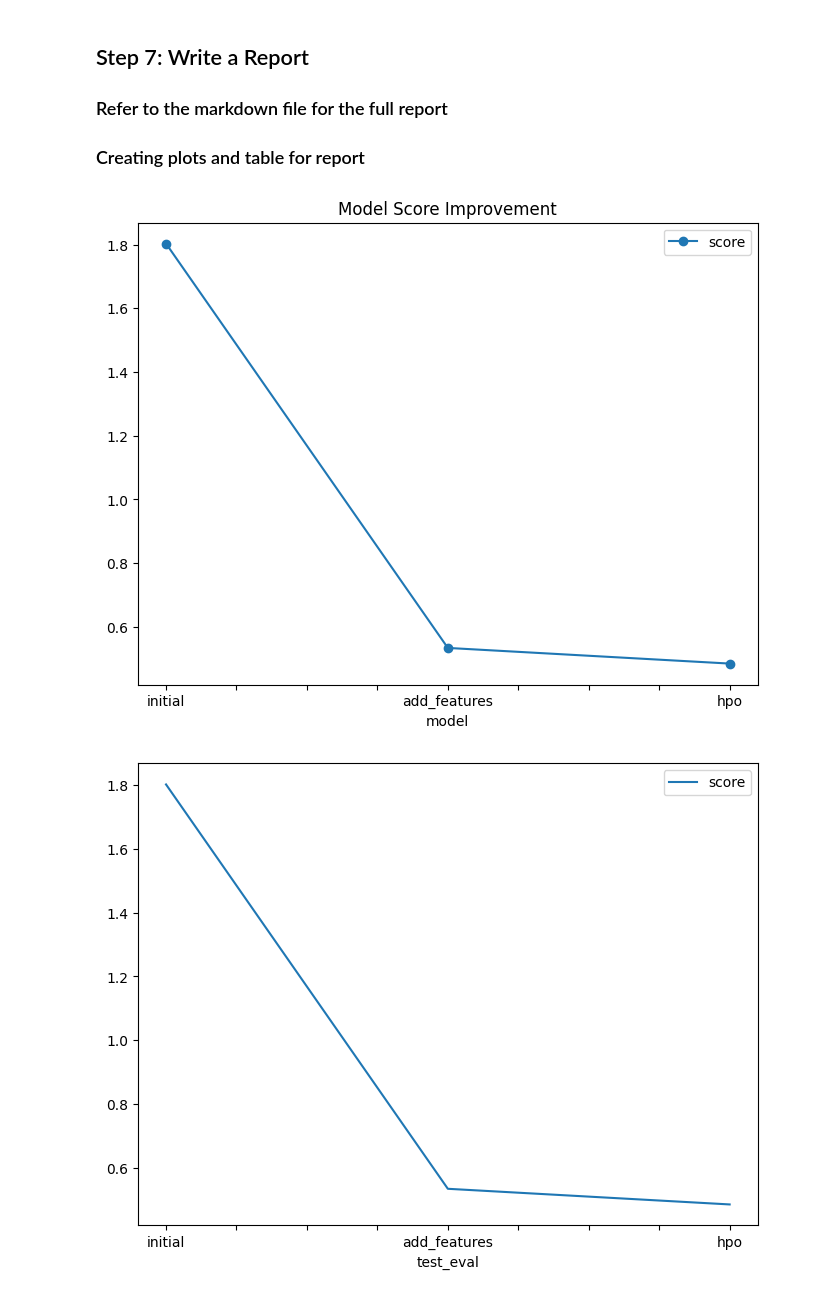
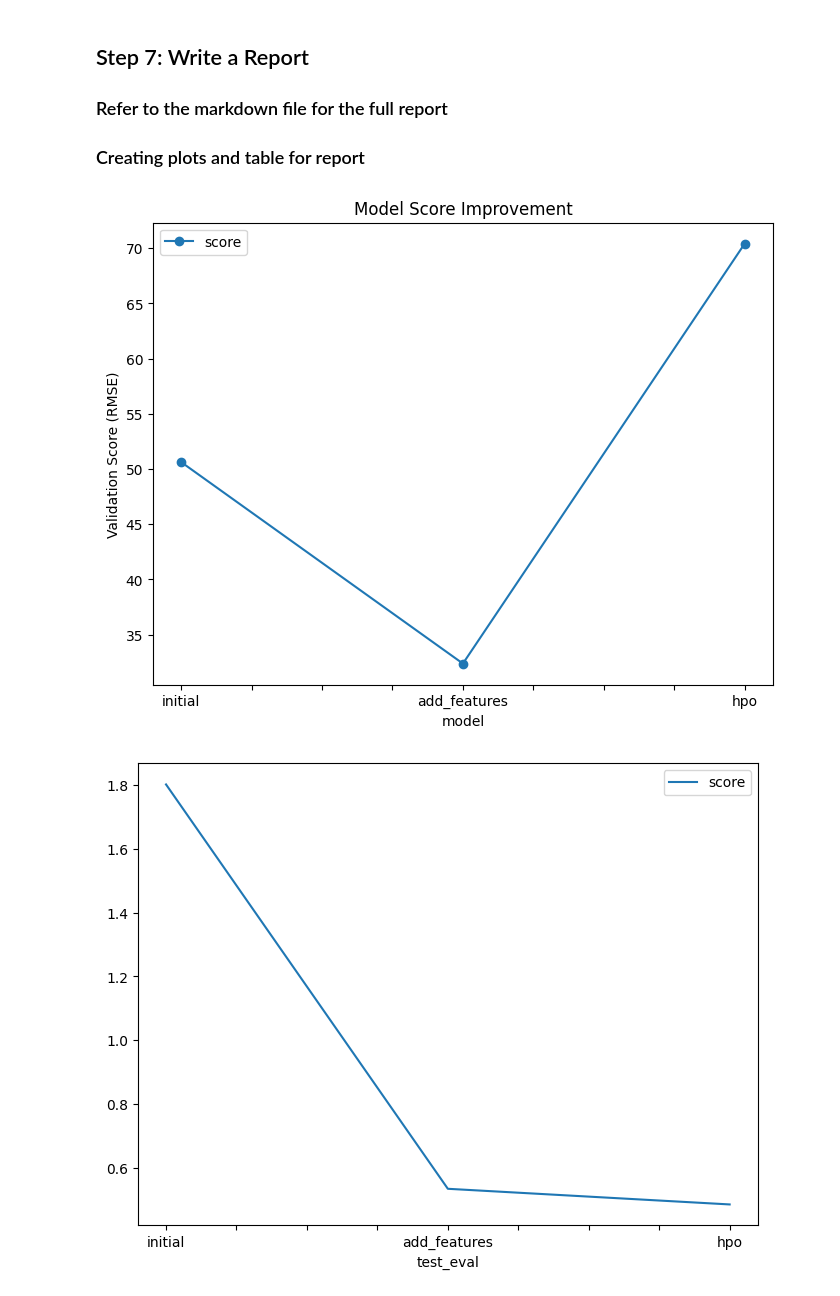
Before and after one commit to verodw/bike-sharing-demand, a Jupyter notebook: Documents/bike-sharing-demand/project-template.ipynb, the cells around one changed output. Saved outputs shown, nothing was run; the diff lists cells and outputs as text; code cells hidden in the pictures.

Commit message:
revised performance chart

```diff
--- a/Documents/bike-sharing-demand/project-template.ipynb
+++ b/Documents/bike-sharing-demand/project-template.ipynb
@@ -773,18 +748,31 @@ submission_new_hpo.csv       2025-06-09 06:16:43         new features with hyper
 # %%
 # Taking the top model score from each training run and creating a line plot to show improvement
 # You can create these in the notebook and save them to PNG or use some other tool (e.g. google sheets, excel)
 import matplotlib.pyplot as plt
-fig = pd.DataFrame(
-    {
-        "model": ["initial", "add_features", "hpo"],
-        "score": [1.80291, 0.53349, 0.48435]
-    }
-).plot(x="model", y="score", marker='o', figsize=(8, 6), title='Model Score Improvement').get_figure()
+import pandas as pd
+
+score_initial = abs(predictor.leaderboard(silent=True).iloc[0]['score_val'])
+score_add_features = abs(predictor_new_features.leaderboard(silent=True).iloc[0]['score_val'])
+score_hpo = abs(predictor_new_hpo.leaderboard(silent=True).iloc[0]['score_val'])
+
+df = pd.DataFrame({
+    "model": ["initial", "add_features", "hpo"],
+    "score": [score_initial, score_add_features, score_hpo]
+})
+
+fig = df.plot(
+    x="model",
+    y="score",
+    marker='o',
+    figsize=(8, 6),
+    title='Model Score Improvement',
+    ylabel='Validation Score (RMSE)'
+).get_figure()
 
 fig.savefig('model_train_score.png')
 plt.show()
 # %% [output]
-[figure, old version]
+[figure, new version]
 # %%
 # Take the 3 kaggle scores and creating a line plot to show improvement
 fig = pd.DataFrame(
```
Also changed, not shown: parts of 13 cells of this notebook, 3 other files.
